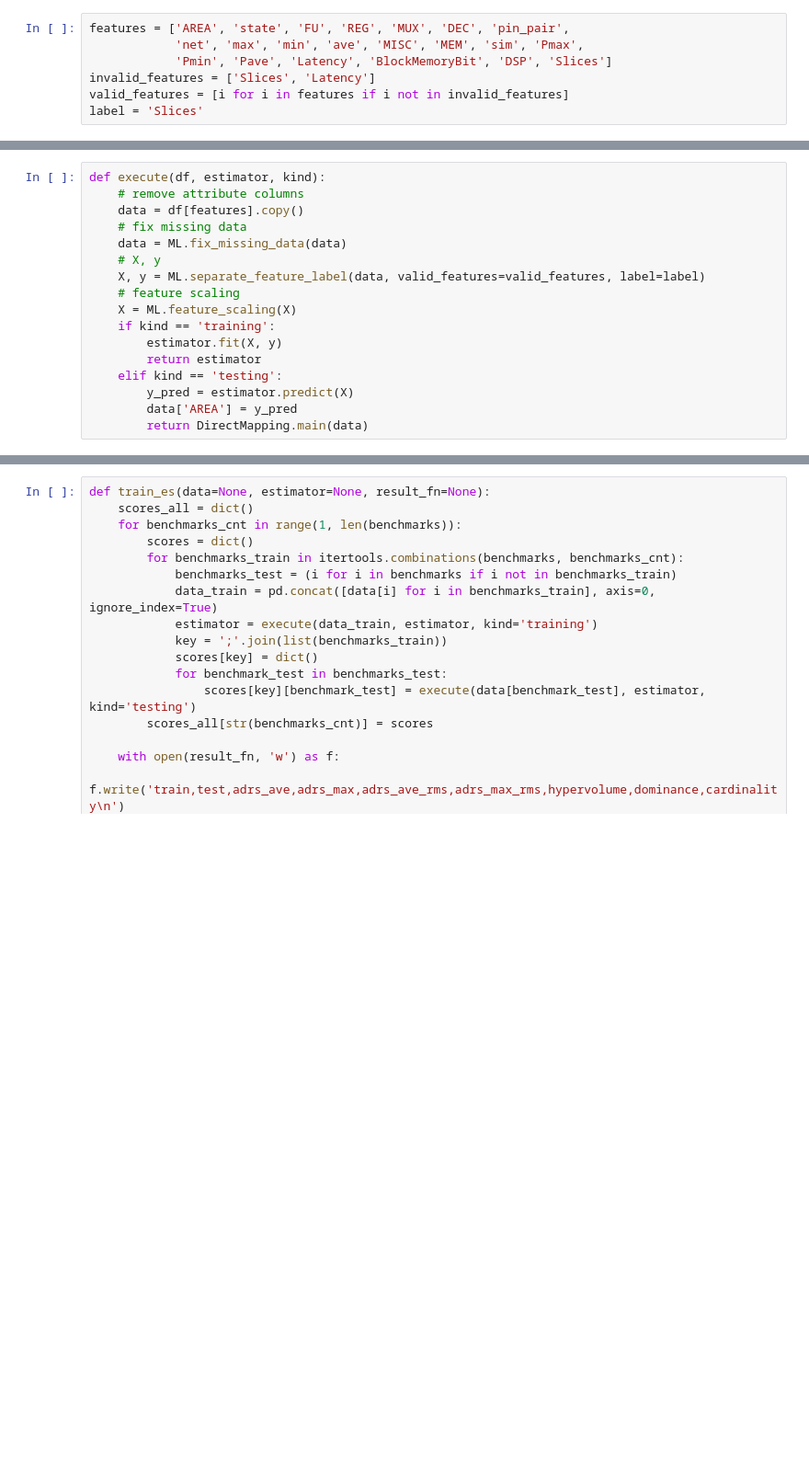
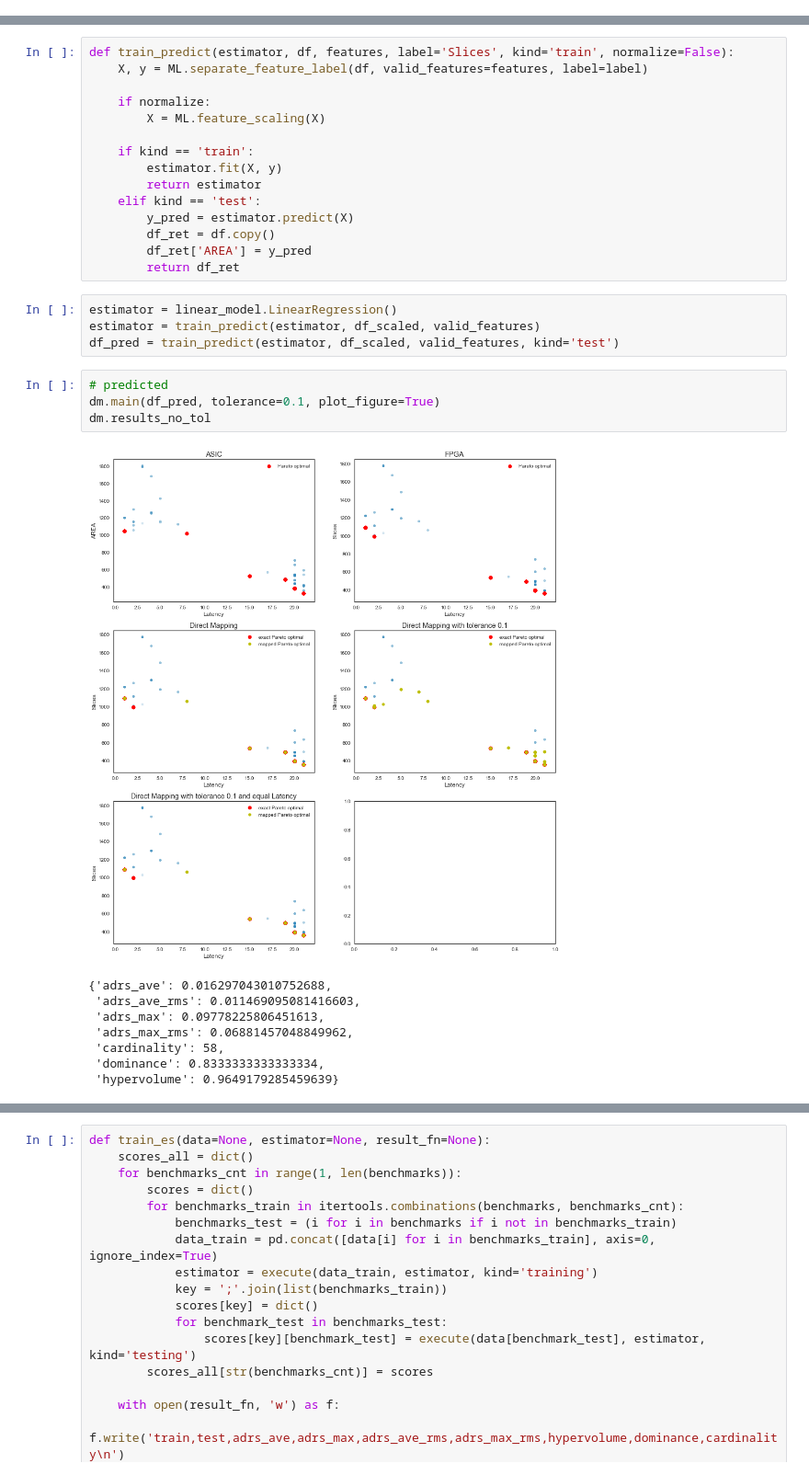
Before and after one commit to freelsn/dse-scripts, a Jupyter notebook: IN-PROGRESS/trade-off-prediction/train multiple benchmarks exhaustive search.ipynb, the cells around one changed output, grey strips where cells are left out. Shown at 92% size. Drawn from its saved outputs; the diff is of its cells as text; blank space fills up the shorter version.

```diff
--- a/IN-PROGRESS/trade-off-prediction/train multiple benchmarks exhaustive search.ipynb
+++ b/IN-PROGRESS/trade-off-prediction/train multiple benchmarks exhaustive search.ipynb
@@ -15,7 +2,0 @@ import itertools
-# %%
-features = ['AREA', 'state', 'FU', 'REG', 'MUX', 'DEC', 'pin_pair',
-            'net', 'max', 'min', 'ave', 'MISC', 'MEM', 'sim', 'Pmax',
-            'Pmin', 'Pave', 'Latency', 'BlockMemoryBit', 'DSP', 'Slices']
-invalid_features = ['Slices', 'Latency']
-valid_features = [i for i in features if i not in invalid_features]
-label = 'Slices'
@@ -22,17 +31,32 @@ label = 'Slices'
 # %%
-def execute(df, estimator, kind):
-    # remove attribute columns
-    data = df[features].copy()
-    # fix missing data
-    data = ML.fix_missing_data(data)
-    # X, y
-    X, y = ML.separate_feature_label(data, valid_features=valid_features, label=label)
-    # feature scaling
-    X = ML.feature_scaling(X)
-    if kind == 'training':
+def train_predict(estimator, df, features, label='Slices', kind='train', normalize=False):
+    X, y = ML.separate_feature_label(df, valid_features=features, label=label)
+
+    if normalize:
+        X = ML.feature_scaling(X)
+
+    if kind == 'train':
         estimator.fit(X, y)
         return estimator
-    elif kind == 'testing':
+    elif kind == 'test':
         y_pred = estimator.predict(X)
-        data['AREA'] = y_pred
-        return DirectMapping.main(data)
+        df_ret = df.copy()
+        df_ret['AREA'] = y_pred
+        return df_ret
+# %%
+estimator = linear_model.LinearRegression()
+estimator = train_predict(estimator, df_scaled, valid_features)
+df_pred = train_predict(estimator, df_scaled, valid_features, kind='test')
+# %%
+# predicted
+dm.main(df_pred, tolerance=0.1, plot_figure=True)
+dm.results_no_tol
+# %% [output]
+[figure, added]
+{'adrs_ave': 0.016297043010752688,
+ 'adrs_ave_rms': 0.011469095081416603,
+ 'adrs_max': 0.09778225806451613,
+ 'adrs_max_rms': 0.06881457048849962,
+ 'cardinality': 58,
+ 'dominance': 0.8333333333333334,
+ 'hypervolume': 0.9649179285459639}
```
Also changed, not shown: parts of 19 cells of this notebook, 22 other files.
